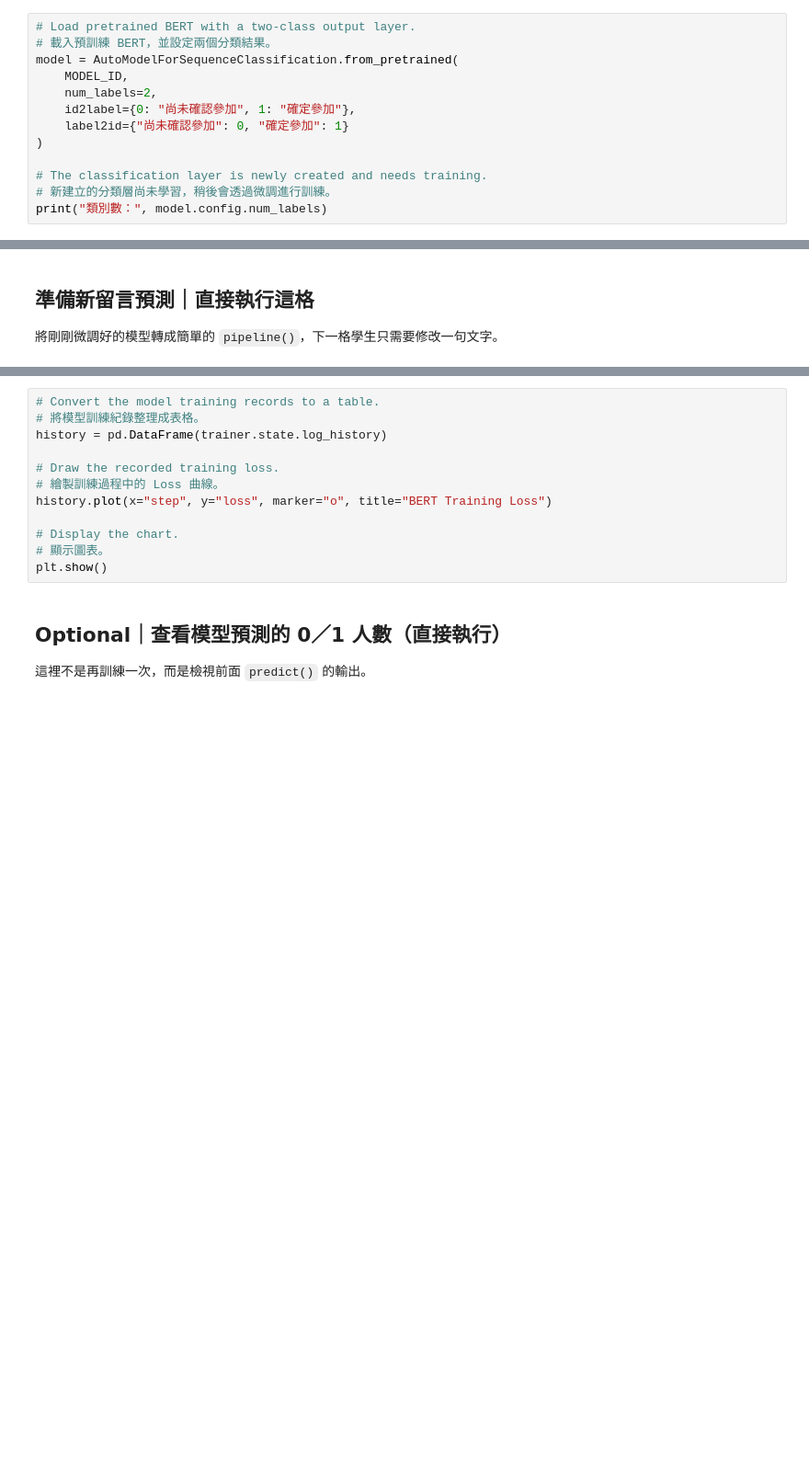
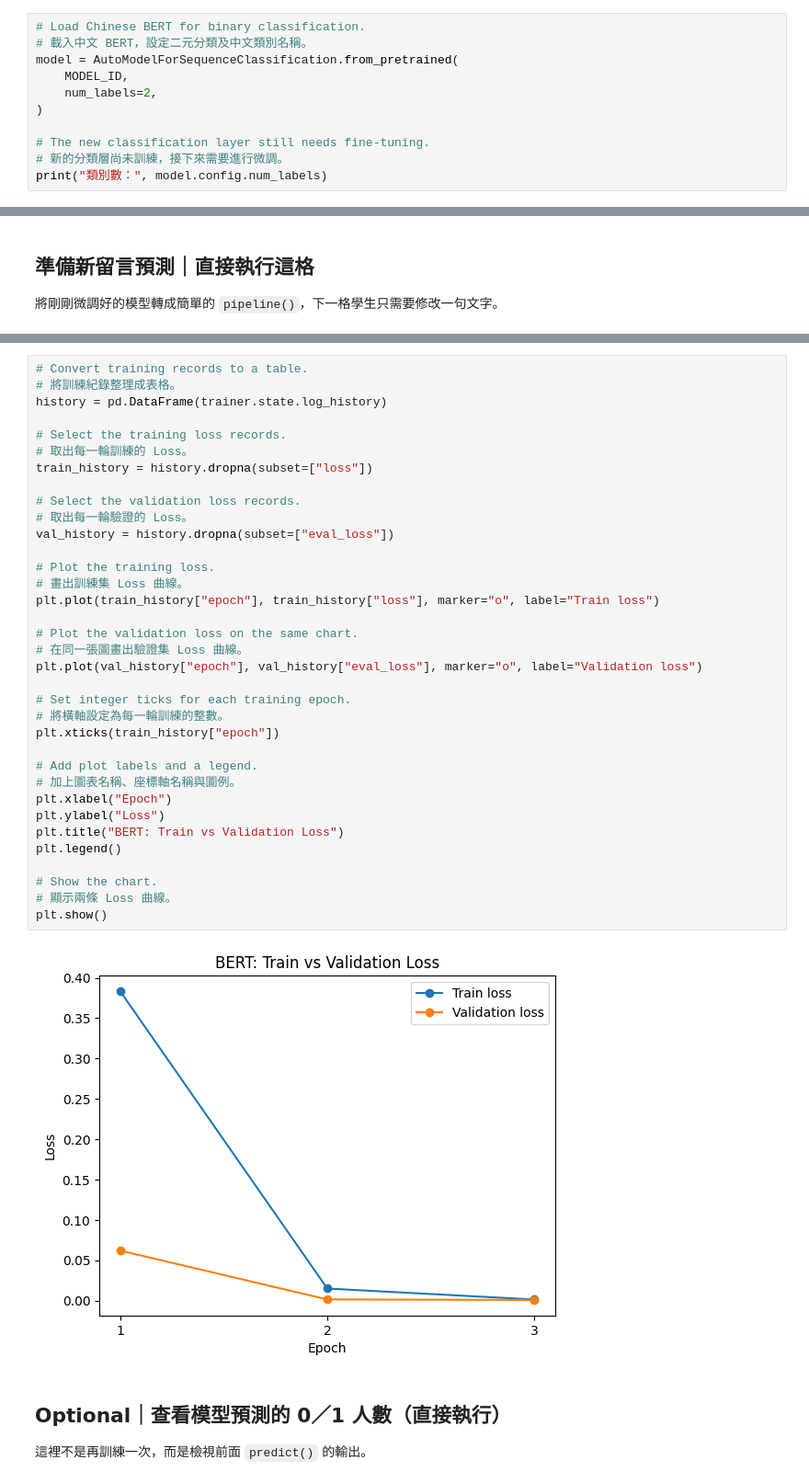
Before and after one commit to telunyang/TFG_AI_3, a Jupyter notebook: 03/03_第2節_BERT二元分類微調.ipynb, the cells around one changed output, grey strips where cells are left out. Shown at 92% size. Cells and saved outputs as stored; diff of their text form; blank space fills up the shorter version.

```diff
--- a/03/03_第2節_BERT二元分類微調.ipynb
+++ b/03/03_第2節_BERT二元分類微調.ipynb
@@ -108,13 +186,11 @@ print("訓練筆數：", len(train_data), "測試筆數：", len(test_data))
 # %%
-# Load pretrained BERT with a two-class output layer.
-# 載入預訓練 BERT，並設定兩個分類結果。
+# Load Chinese BERT for binary classification.
+# 載入中文 BERT，設定二元分類及中文類別名稱。
 model = AutoModelForSequenceClassification.from_pretrained(
     MODEL_ID,
     num_labels=2,
-    id2label={0: "尚未確認參加", 1: "確定參加"},
-    label2id={"尚未確認參加": 0, "確定參加": 1}
 )
 
-# The classification layer is newly created and needs training.
-# 新建立的分類層尚未學習，稍後會透過微調進行訓練。
+# The new classification layer still needs fine-tuning.
+# 新的分類層尚未訓練，接下來需要進行微調。
 print("類別數：", model.config.num_labels)
@@ -208,15 +340,40 @@ Loss 越低通常表示訓練資料上的預測誤差越小，但**不代表測
 # %%
-# Convert the model training records to a table.
-# 將模型訓練紀錄整理成表格。
+# Convert training records to a table.
+# 將訓練紀錄整理成表格。
 history = pd.DataFrame(trainer.state.log_history)
 
-# Draw the recorded training loss.
-# 繪製訓練過程中的 Loss 曲線。
-history.plot(x="step", y="loss", marker="o", title="BERT Training Loss")
+# Select the training loss records.
+# 取出每一輪訓練的 Loss。
+train_history = history.dropna(subset=["loss"])
 
-# Display the chart.
-# 顯示圖表。
+# Select the validation loss records.
+# 取出每一輪驗證的 Loss。
+val_history = history.dropna(subset=["eval_loss"])
+
+# Plot the training loss.
+# 畫出訓練集 Loss 曲線。
+plt.plot(train_history["epoch"], train_history["loss"], marker="o", label="Train loss")
+
+# Plot the validation loss on the same chart.
+# 在同一張圖畫出驗證集 Loss 曲線。
+plt.plot(val_history["epoch"], val_history["eval_loss"], marker="o", label="Validation loss")
+
+# Set integer ticks for each training epoch.
+# 將橫軸設定為每一輪訓練的整數。
+plt.xticks(train_history["epoch"])
+
+# Add plot labels and a legend.
+# 加上圖表名稱、座標軸名稱與圖例。
+plt.xlabel("Epoch")
+plt.ylabel("Loss")
+plt.title("BERT: Train vs Validation Loss")
+plt.legend()
+
+# Show the chart.
+# 顯示兩條 Loss 曲線。
 plt.show()
+# %% [output]
+[figure, added]
 # %% [markdown]
 ## Optional｜查看模型預測的 0／1 人數（直接執行）
 
```
Also changed, not shown: parts of 29 cells of this notebook, 7 other files.
